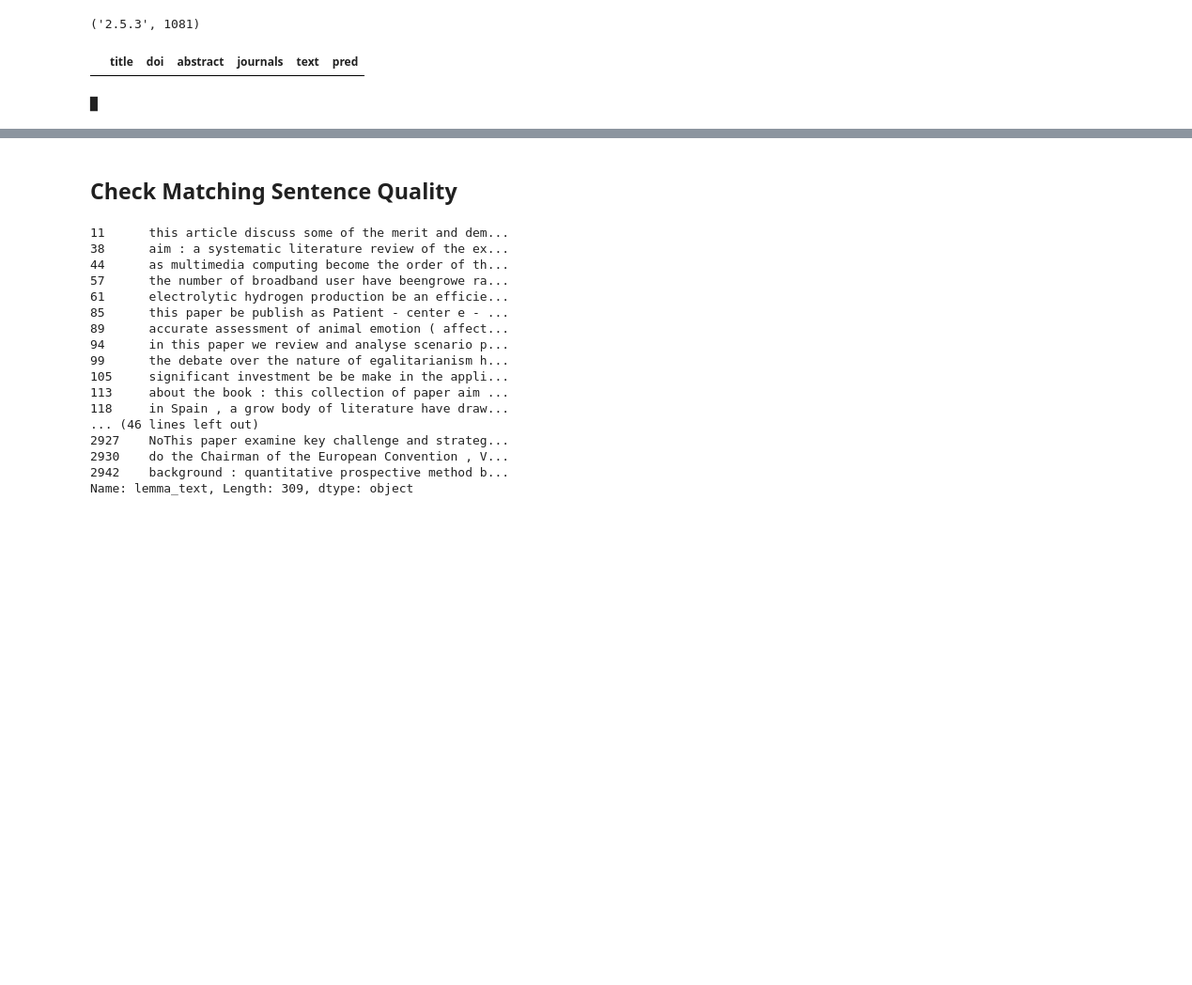
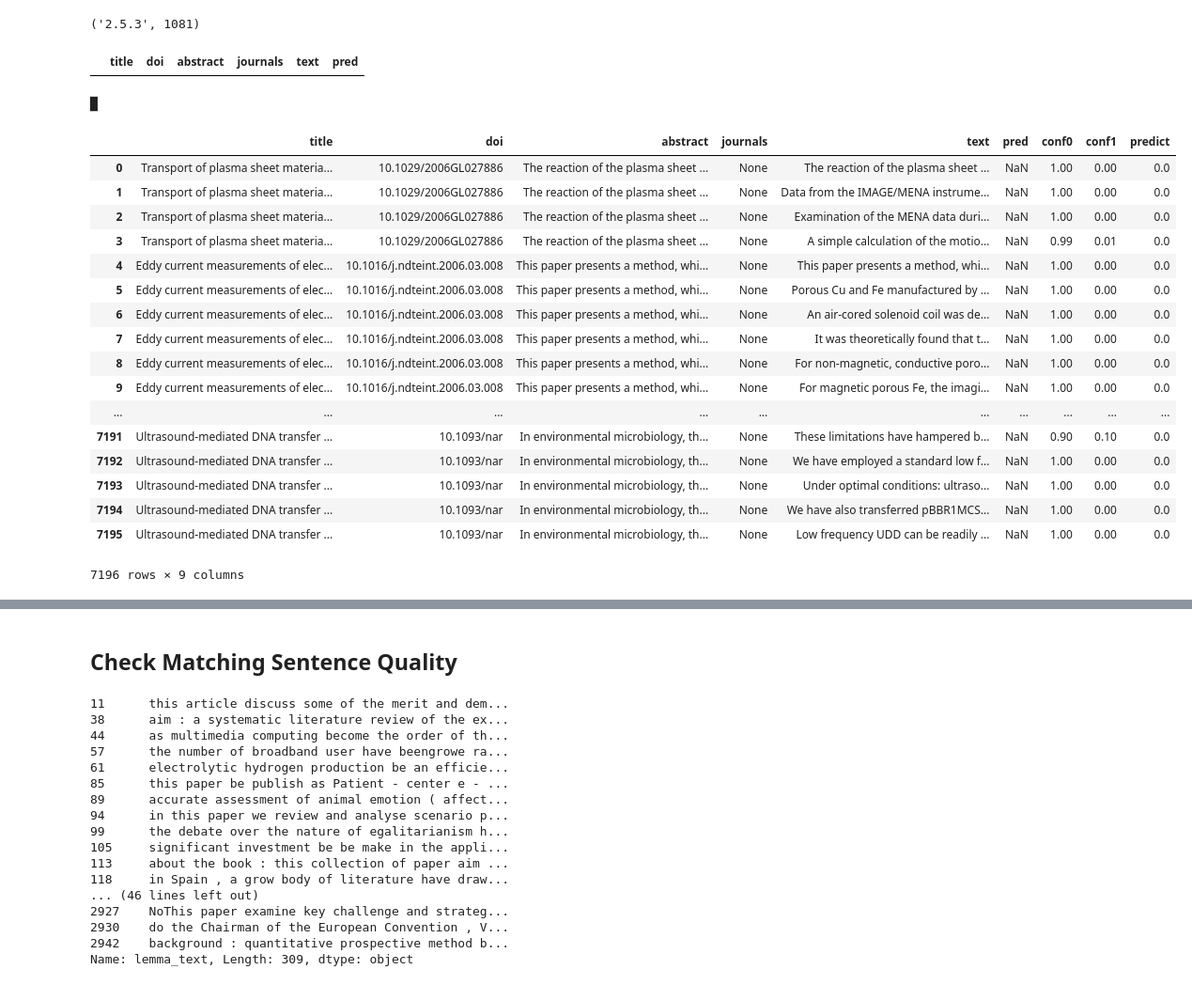
Before and after one commit to ScienceOctopus/octoflow, a Jupyter notebook: 99_pattern_CORE.ipynb, the cells around one changed output, grey strips where cells are left out. Shown at 94% size. Drawn from its saved outputs; the diff is of its cells as text; code cells hidden in the pictures; blank space fills up the shorter version.

Commit message:
predicts writeout

```diff
--- a/99_pattern_CORE.ipynb
+++ b/99_pattern_CORE.ipynb
@@ -67,28 +67,45 @@ learn = load_learner("downloads/oct15_40k.pkl")
 # %%
 for index, row in df.iterrows():
     for sent in nlp(row.abstract).sents:
         out = learn.predict(sent.text)
         predict= int(out[0])
         conf0 = round(out[2][0].item(),2)
         conf1 = round(out[2][1].item(),2)
         dfx = dfx.append(
              {
             'title':row.title,
             'doi':row.doi,
             'abstract':row.abstract,
             "journals":row.journals,
 
                  "text": sent.text,
             "predict": predict,
             "conf0": conf0,
             "conf1": conf1
              },
 
         ignore_index=True)
  #   print(dfx.append(row))
 
 
 #[learn.predict(s.text) for s in nlp(df["abstract"][0]).sents], ["text"], columns=["pred"])
-dfx
 # %% [output]
 █
+|  | title | doi | abstract | journals | text | pred | conf0 | conf1 | predict |
+| 0 | Transport of plasma sheet materia... | 10.1029/2006GL027886 | The reaction of the plasma sheet ... | None | The reaction of the plasma sheet ... | NaN | 1.00 | 0.00 | 0.0 |
+| 1 | Transport of plasma sheet materia... | 10.1029/2006GL027886 | The reaction of the plasma sheet ... | None | Data from the IMAGE/MENA instrume... | NaN | 1.00 | 0.00 | 0.0 |
+| 2 | Transport of plasma sheet materia... | 10.1029/2006GL027886 | The reaction of the plasma sheet ... | None | Examination of the MENA data duri... | NaN | 1.00 | 0.00 | 0.0 |
+| 3 | Transport of plasma sheet materia... | 10.1029/2006GL027886 | The reaction of the plasma sheet ... | None | A simple calculation of the motio... | NaN | 0.99 | 0.01 | 0.0 |
+| 4 | Eddy current measurements of elec... | 10.1016/j.ndteint.2006.03.008 | This paper presents a method, whi... | None | This paper presents a method, whi... | NaN | 1.00 | 0.00 | 0.0 |
+| 5 | Eddy current measurements of elec... | 10.1016/j.ndteint.2006.03.008 | This paper presents a method, whi... | None | Porous Cu and Fe manufactured by ... | NaN | 1.00 | 0.00 | 0.0 |
+| 6 | Eddy current measurements of elec... | 10.1016/j.ndteint.2006.03.008 | This paper presents a method, whi... | None | An air-cored solenoid coil was de... | NaN | 1.00 | 0.00 | 0.0 |
+| 7 | Eddy current measurements of elec... | 10.1016/j.ndteint.2006.03.008 | This paper presents a method, whi... | None | It was theoretically found that t... | NaN | 1.00 | 0.00 | 0.0 |
+| 8 | Eddy current measurements of elec... | 10.1016/j.ndteint.2006.03.008 | This paper presents a method, whi... | None | For non-magnetic, conductive poro... | NaN | 1.00 | 0.00 | 0.0 |
+| 9 | Eddy current measurements of elec... | 10.1016/j.ndteint.2006.03.008 | This paper presents a method, whi... | None | For magnetic porous Fe, the imagi... | NaN | 1.00 | 0.00 | 0.0 |
+| ... | ... | ... | ... | ... | ... | ... | ... | ... | ... |
+| 7191 | Ultrasound-mediated DNA transfer ... | 10.1093/nar | In environmental microbiology, th... | None | These limitations have hampered b... | NaN | 0.90 | 0.10 | 0.0 |
+| 7192 | Ultrasound-mediated DNA transfer ... | 10.1093/nar | In environmental microbiology, th... | None | We have employed a standard low f... | NaN | 1.00 | 0.00 | 0.0 |
+| 7193 | Ultrasound-mediated DNA transfer ... | 10.1093/nar | In environmental microbiology, th... | None | Under optimal conditions: ultraso... | NaN | 1.00 | 0.00 | 0.0 |
+| 7194 | Ultrasound-mediated DNA transfer ... | 10.1093/nar | In environmental microbiology, th... | None | We have also transferred pBBR1MCS... | NaN | 1.00 | 0.00 | 0.0 |
+| 7195 | Ultrasound-mediated DNA transfer ... | 10.1093/nar | In environmental microbiology, th... | None | Low frequency UDD can be readily ... | NaN | 1.00 | 0.00 | 0.0 |
+7196 rows × 9 columns
```
Also changed, not shown: parts of 3 cells of this notebook.
